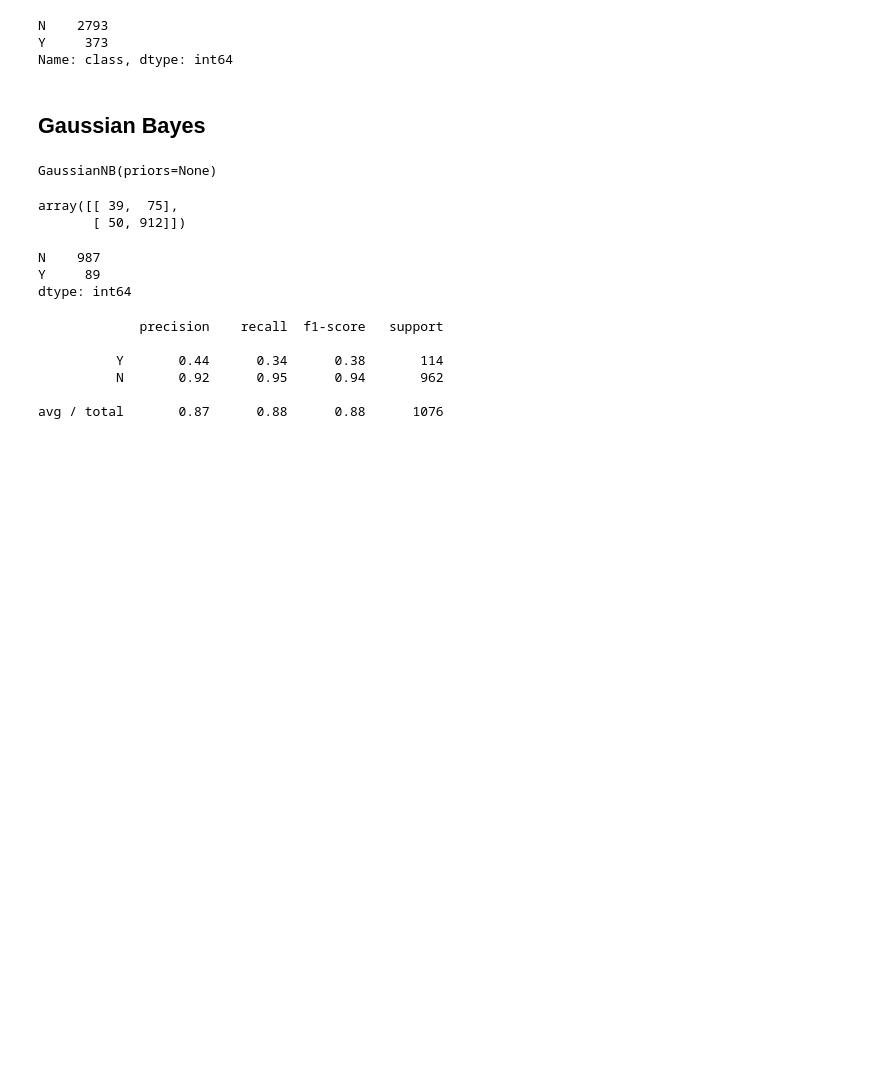
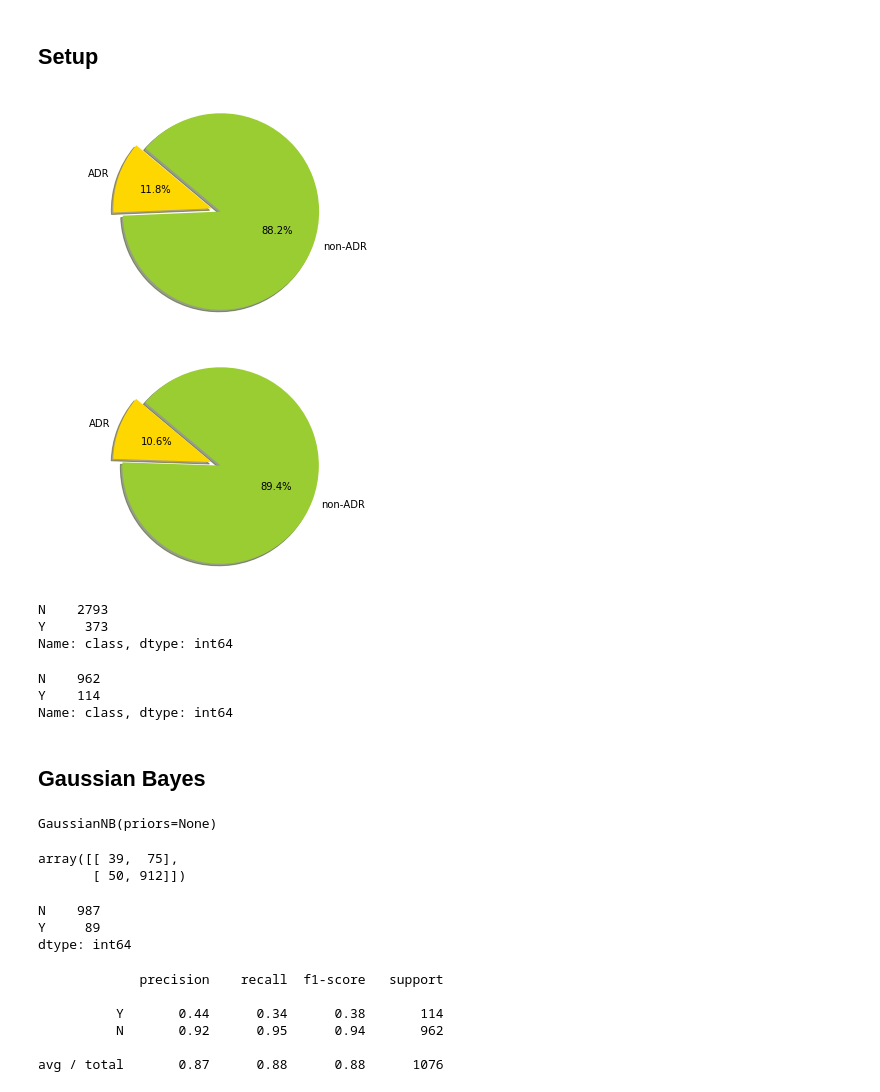
Before and after one commit to martindavid/tweet-analyzer-adverse-drug-reactions, a Jupyter notebook: Analysis.ipynb, the cells around one changed output. Cells and saved outputs as stored; diff of their text form; code cells hidden in the pictures; blank space fills up the shorter version.

```diff
--- a/Analysis.ipynb
+++ b/Analysis.ipynb
@@ -6,3 +7,5 @@ from sklearn.metrics import *
+# %% [markdown]
+## Setup
 # %%
 train_tw_all = []
 train_tw_id = []
@@ -26,6 +44,36 @@ train_tw_all_pd = pd.DataFrame(train_tw_all)
 # Store csv file into dataframe. This csv files are converted results from arff file
 train_features = pd.read_csv('data/train/train.csv')
 dev_features = pd.read_csv('data/dev/dev.csv')
+# %%
+train_adr_data_count = train_features.loc[train_features['class'] == 'Y']['id'].count()
+train_nonadr_data_count = train_features.loc[train_features['class'] == 'N']['id'].count()
+
+dev_adr_count = dev_features.loc[dev_features['class'] == 'Y']['id'].count()
+dev_nonadr_count = dev_features.loc[dev_features['class'] == 'N']['id'].count()
+# %%
+import matplotlib.pyplot as plt
+
+# Data to plot
+labels = 'ADR', 'non-ADR'
+colors = ['gold', 'yellowgreen']
+explode = (0.1, 0)  # explode 1st slice
+
+# Plot Train Data
+plt.pie([train_adr_data_count,train_nonadr_data_count], explode=explode, labels=labels, colors=colors,
+        autopct='%1.1f%%', shadow=True, startangle=140)
+
+plt.axis('equal')
+plt.show()
+
+# Plot Dev Data
+plt.pie([dev_adr_count,dev_nonadr_count], explode=explode, labels=labels, colors=colors,
+        autopct='%1.1f%%', shadow=True, startangle=140)
+
+plt.axis('equal')
+plt.show()
+# %% [output]
+[figure, added]
+[figure, added]
 # %%
 # Extract label and modify dataframe (remove id and class)
 
@@ -39,6 +87,12 @@ train_features_label.value_counts()
 N    2793
 Y     373
 Name: class, dtype: int64
+# %%
+dev_features['class'].value_counts()
+# %% [output]
+N    962
+Y    114
+Name: class, dtype: int64
 # %% [markdown]
 ## Gaussian Bayes
 # %%
```
Also changed, not shown: parts of 94 cells of this notebook, 10 other files.
